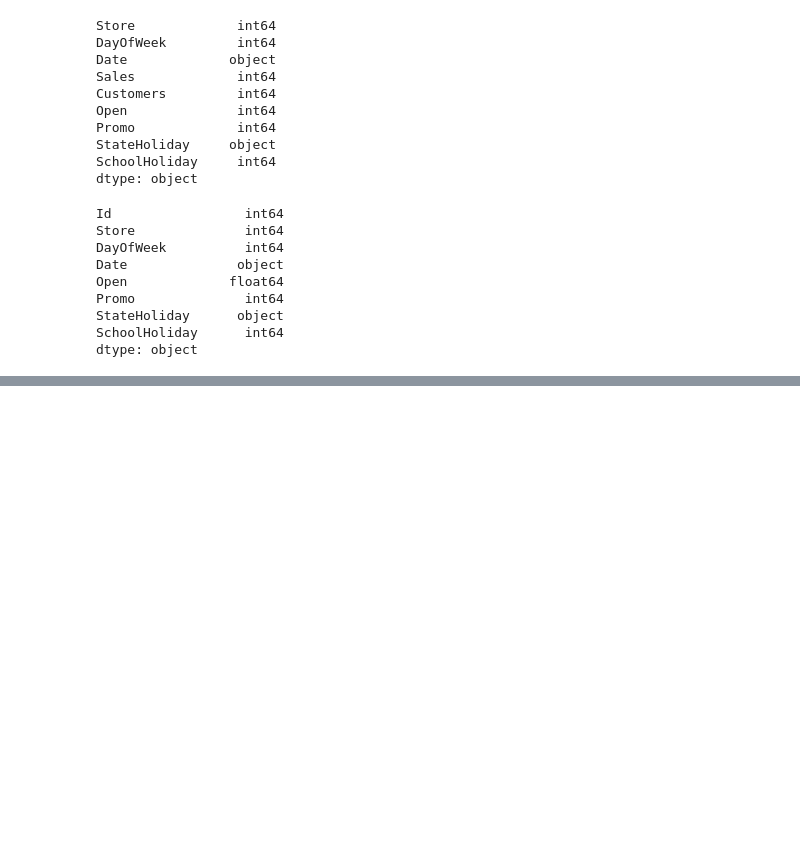
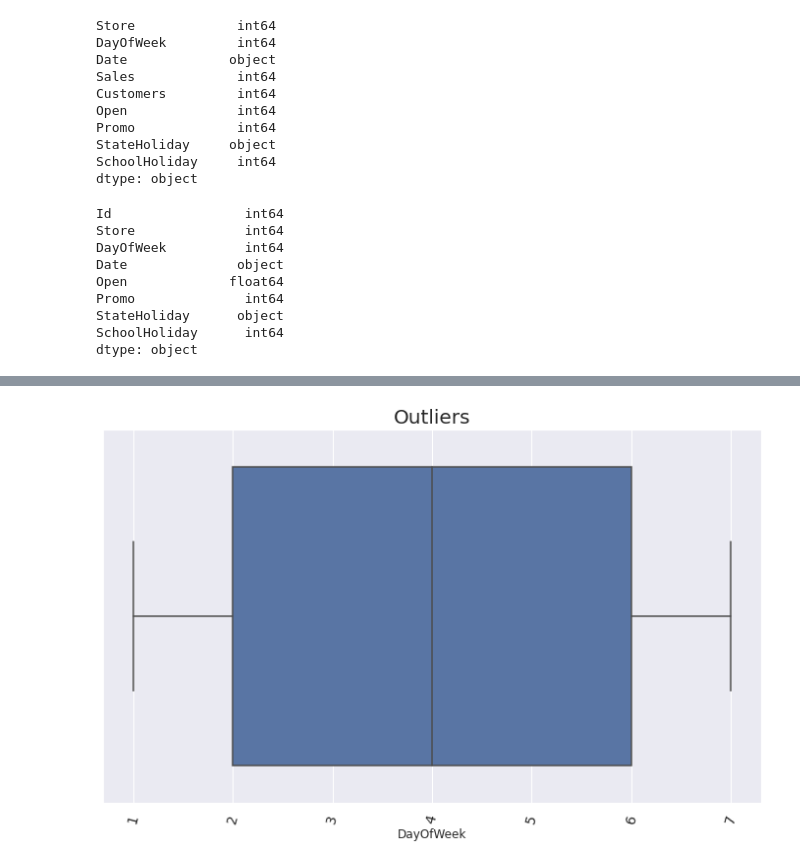
Before and after one commit to abel-blue/pharmaceutical-sales-prediction, a Jupyter notebook: notebooks/data_preProcessing.ipynb, the cells around one changed output, grey strips where cells are left out. Saved outputs shown, nothing was run; the diff lists cells and outputs as text; code cells hidden in the pictures; blank space fills up the shorter version.

```diff
--- a/notebooks/data_preProcessing.ipynb
+++ b/notebooks/data_preProcessing.ipynb
@@ -206,0 +287,4 @@ dtype: object
+# %%
+exploration.plot_box(test_data, 'DayOfWeek', 'Outliers')
+# %% [output]
+[figure, added]
```
Also changed, not shown: parts of 39 cells of this notebook.
